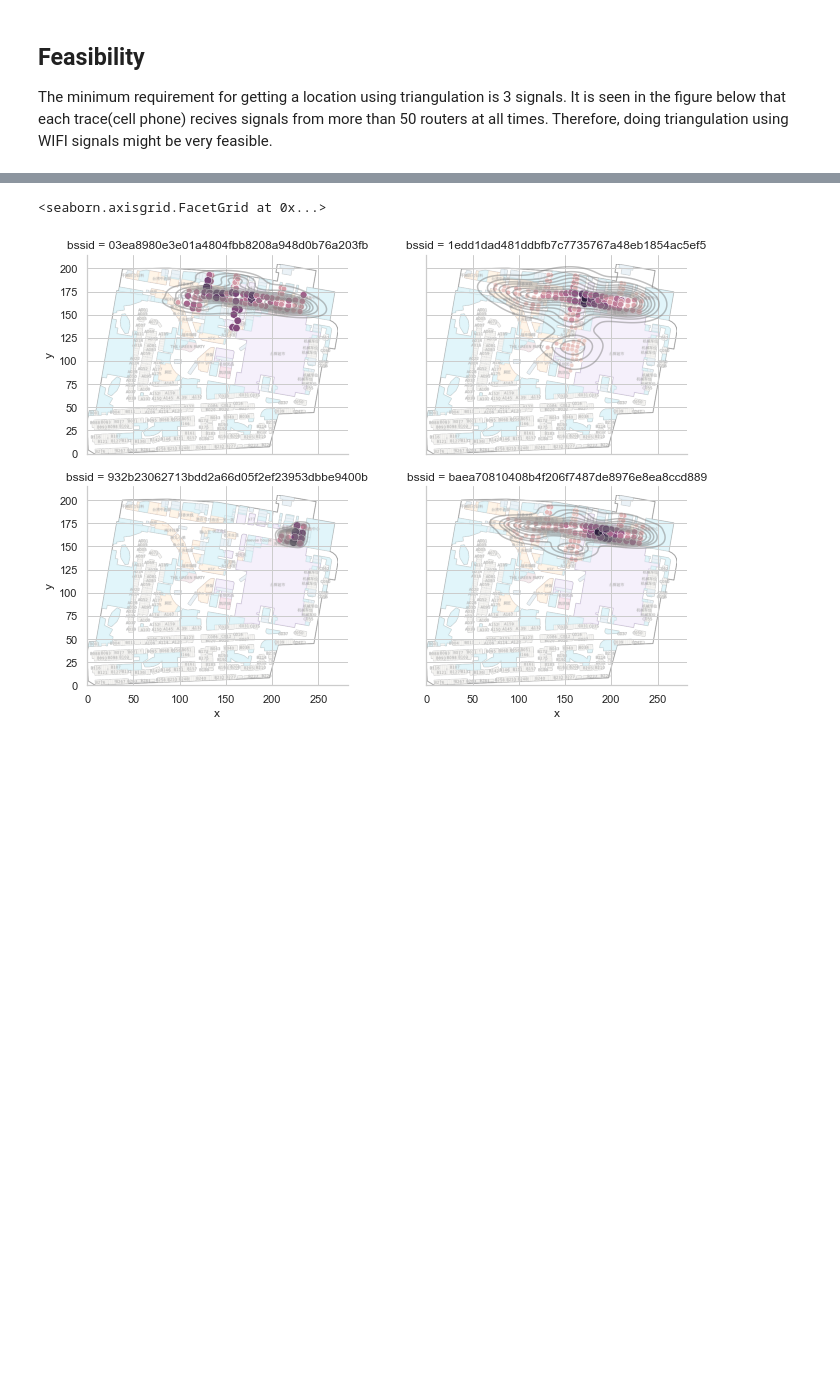
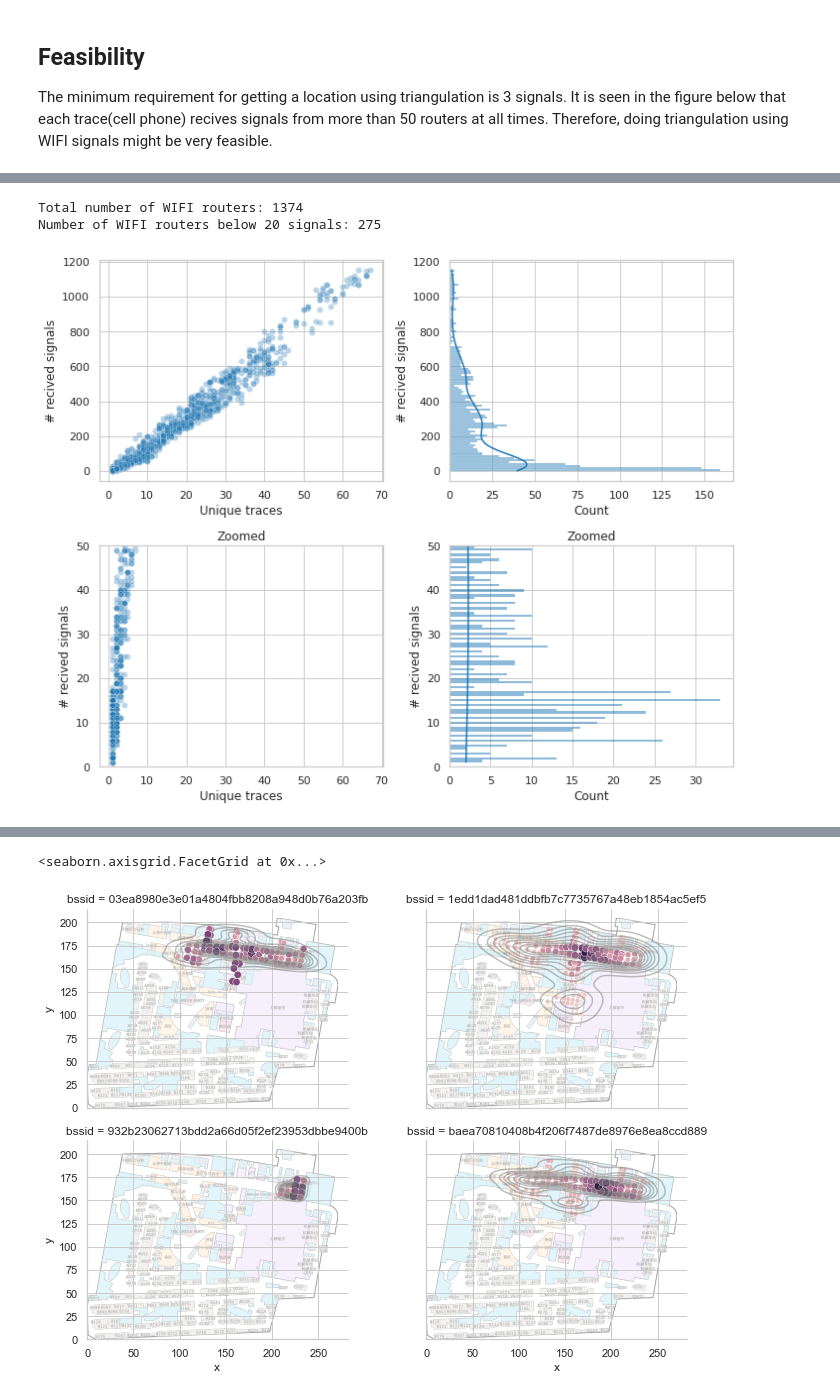
Before and after one commit to sorenhartmann/indoor-location-navigation, a Jupyter notebook: notebooks/exploratory.ipynb, the cells around one changed output, grey strips where cells are left out. Drawn from its saved outputs; the diff is of its cells as text; code cells hidden in the pictures; blank space fills up the shorter version.

```diff
--- a/notebooks/exploratory.ipynb
+++ b/notebooks/exploratory.ipynb
@@ -192,0 +177,28 @@ Average number of bssids/routers for a trace: 167.85
+# %%
+def f2(x):
+    return pd.Series({"# recived signals": x["rssi"].count(),
+                    "Unique traces": x["trace_ID"].nunique()})
+# %%
+
+A = combined_WIFI.groupby(["bssid"]).apply(f2)
+
+fig, _ = plt.subplots(ncols=2, nrows=2, figsize=(10, 8))
+
+sns.scatterplot(data=A, y = "# recived signals", x = "Unique traces", alpha=0.3, ax=fig.axes[0])
+sns.histplot(data=A, y="# recived signals", kde=True,  ax=fig.axes[1], bins=100)
+
+sns.scatterplot(data=A, y = "# recived signals", x = "Unique traces", alpha=0.3, ax=fig.axes[2])
+sns.histplot(data=A, y="# recived signals", kde=True,  ax=fig.axes[3],bins=100*20)
+fig.axes[2].set(ylim=(0,50))
+fig.axes[3].set(ylim=(0,50))
+
+fig.axes[2].set_title("Zoomed")
+fig.axes[3].set_title("Zoomed")
+plt.tight_layout()
+
+print(f"Total number of WIFI routers: {len(A)}")
+print(f"Number of WIFI routers below 20 signals: {sum(A['# recived signals']<20)}")
+# %% [output]
+Total number of WIFI routers: 1374
+Number of WIFI routers below 20 signals: 275
+[figure, added]
```
Also changed, not shown: parts of 15 cells of this notebook.
